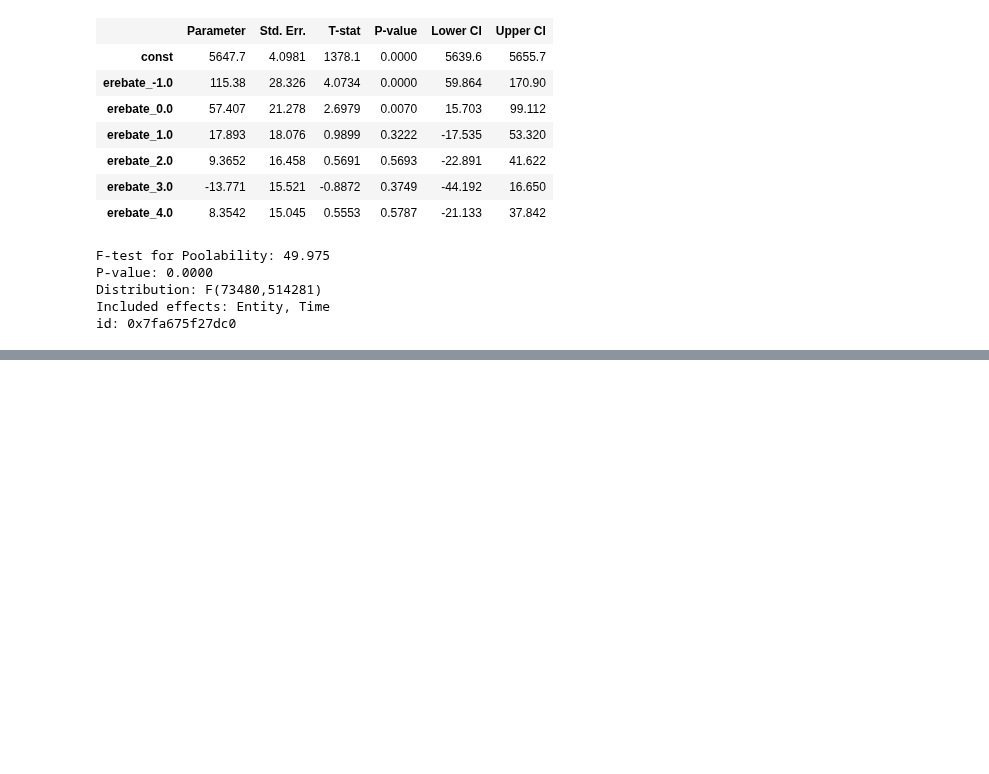
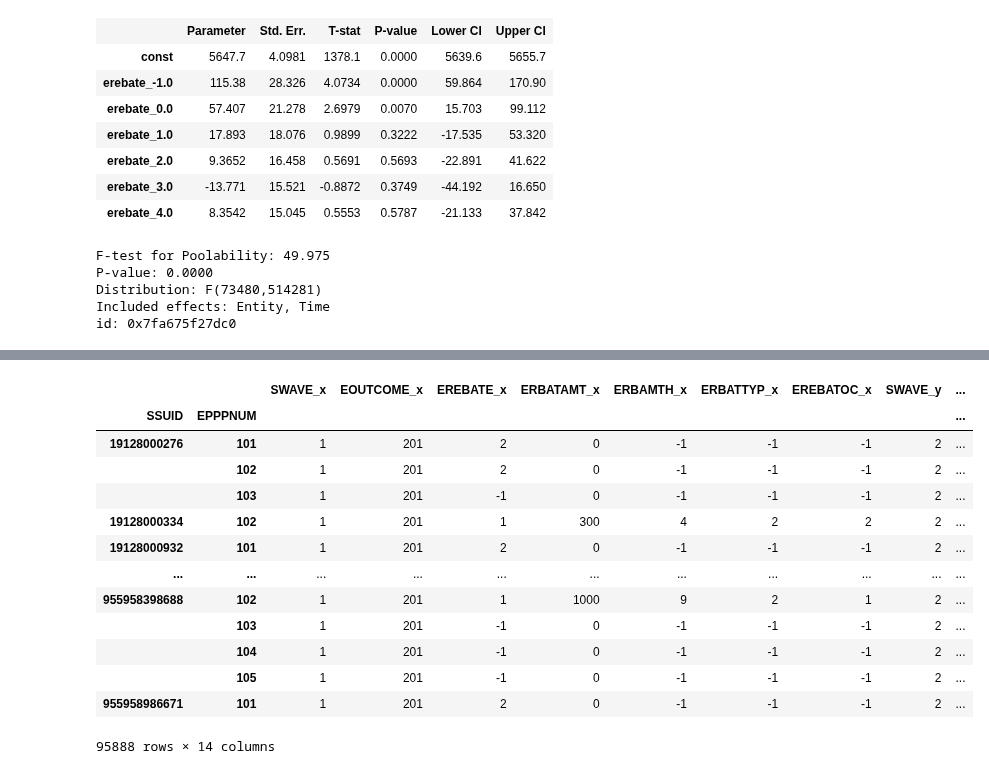
Before and after one commit to MaxDerWeber/MasterThesis, a Jupyter notebook: Data.ipynb, the cells around one changed output, grey strips where cells are left out. Cells and saved outputs as stored; diff of their text form; code cells hidden in the pictures; blank space fills up the shorter version.

Commit message:
explored topical module on differences in waves.

```diff
--- a/Data.ipynb
+++ b/Data.ipynb
@@ -572,0 +592,24 @@ df.drop('Unnamed: 0', inplace = True, axis=1)
+# %%
+# how often does the rebate information vary between wave1 and wave2
+
+w1_topical = pd.read_csv('/Users/maxweber/Desktop/DataMasterThesis/topical_w1.csv', index_col = ['SSUID', 'EPPPNUM'])
+w2_topical = pd.read_csv('/Users/maxweber/Desktop/DataMasterThesis/topical_w2.csv', index_col = ['SSUID', 'EPPPNUM'])
+
+col_compare = ['SWAVE', 'EOUTCOME', 'EREBATE', 'ERBATAMT', 'ERBAMTH', 'ERBATTYP', 'EREBATOC']
+topical = w1_topical[col_compare].merge(w2_topical[col_compare], how = 'inner', left_index = True, right_index = True)
+topical
+# %% [output]
+|  |  | SWAVE_x | EOUTCOME_x | EREBATE_x | ERBATAMT_x | ERBAMTH_x | ERBATTYP_x | EREBATOC_x | SWAVE_y | ... |
+| SSUID | EPPPNUM |  |  |  |  |  |  |  |  | ... |
+| 19128000276 | 101 | 1 | 201 | 2 | 0 | -1 | -1 | -1 | 2 | ... |
+|  | 102 | 1 | 201 | 2 | 0 | -1 | -1 | -1 | 2 | ... |
+|  | 103 | 1 | 201 | -1 | 0 | -1 | -1 | -1 | 2 | ... |
+| 19128000334 | 102 | 1 | 201 | 1 | 300 | 4 | 2 | 2 | 2 | ... |
+| 19128000932 | 101 | 1 | 201 | 2 | 0 | -1 | -1 | -1 | 2 | ... |
+| ... | ... | ... | ... | ... | ... | ... | ... | ... | ... | ... |
+| 955958398688 | 102 | 1 | 201 | 1 | 1000 | 9 | 2 | 1 | 2 | ... |
+|  | 103 | 1 | 201 | -1 | 0 | -1 | -1 | -1 | 2 | ... |
+|  | 104 | 1 | 201 | -1 | 0 | -1 | -1 | -1 | 2 | ... |
+|  | 105 | 1 | 201 | -1 | 0 | -1 | -1 | -1 | 2 | ... |
+| 955958986671 | 101 | 1 | 201 | 2 | 0 | -1 | -1 | -1 | 2 | ... |
+95888 rows × 14 columns
```
Also changed, not shown: parts of 7 cells of this notebook.
